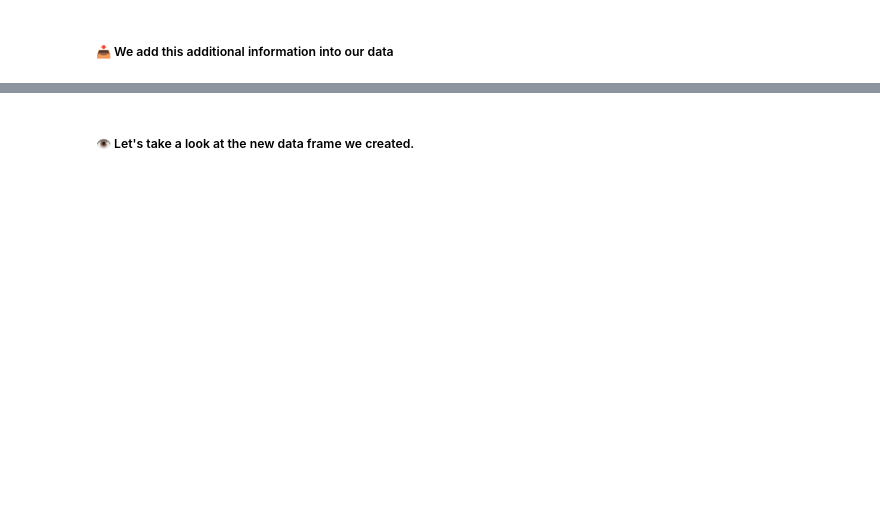
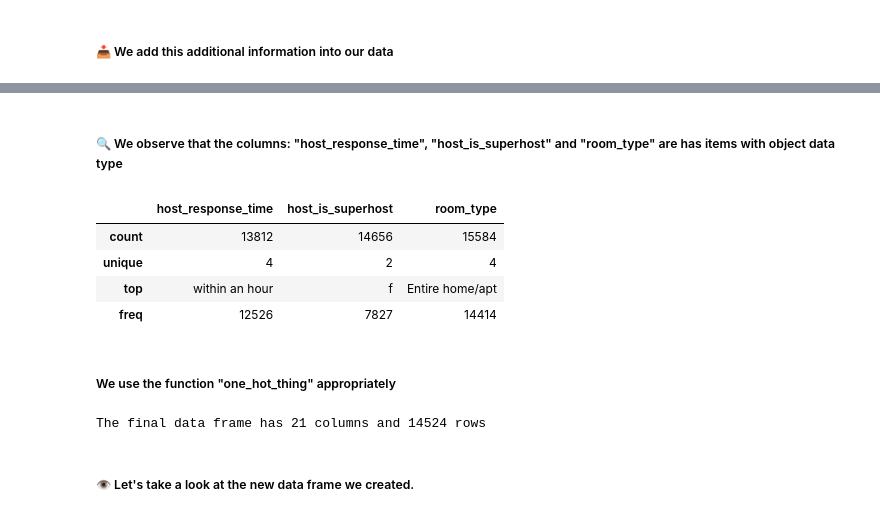
Before and after one commit to YiannisStergiou/Airbnb-Athens-Analysis-Machine-Learning, a Jupyter notebook: AirBNB.ipynb, the cells around one changed output, grey strips where cells are left out. Saved outputs shown, nothing was run; the diff lists cells and outputs as text; code cells hidden in the pictures; blank space fills up the shorter version.

```diff
--- a/AirBNB.ipynb
+++ b/AirBNB.ipynb
@@ -109,0 +57,13 @@ dtype: float64
+# %%
+latitude_dif_syn       = air_data["latitude"]  - 37.9755
+longitude_dif_syn      = air_data["longitude"] - 23.7349
+mean_distance_syn      = np.deg2rad(air_data["latitude"] + 37.9755) / 2
+
+dist_lat_syntagma      = latitude_dif_syn  * (np.pi / 180) * 6371
+dist_long_syntagma     = np.deg2rad(longitude_dif_syn) * 6371 * np.cos(mean_distance_syn)
+
+distance_from_syntagma = np.sqrt(np.power(dist_lat_syntagma, 2) + np.power(dist_long_syntagma, 2))
+
+print(distance_from_syntagma.describe())
+
+air_data["distance_from_syntagma"] = distance_from_syntagma
@@ -153,3 +216,26 @@ air_data_cl["days_from_first_review"] = days_from_first_review
+# %% [markdown]
+##### 🔍 We observe that the columns: "host_response_time", "host_is_superhost" and "room_type" are has items with object data type
+# %%
+air_data_cl[["host_response_time", "host_is_superhost", "room_type"]].describe()
+# %% [output]
+|  | host_response_time | host_is_superhost | room_type |
+| count | 13812 | 14656 | 15584 |
+| unique | 4 | 2 | 4 |
+| top | within an hour | f | Entire home/apt |
+| freq | 12526 | 7827 | 14414 |
+# %% [markdown]
+##### We use the function "one_hot_thing" appropriately
+# %%
+air_data_cl = air_data_cl.dropna(subset = ["price"])
+
+temp_num    = air_data_cl.drop(["host_is_superhost", "host_response_time", "room_type"], axis = "columns").columns
+
+air_data_cl = one_hot_thing(air_data_cl,
+                            ["host_is_superhost"],               # binary     columns
+                            ["host_response_time", "room_type"], # non-binary columns
+                            temp_num)                            # numeric    columns
+# %% [output]
+The final data frame has 21 columns and 14524 rows
 # %% [markdown]
 ##### 👁️ Let's take a look at the new data frame we created.
 # %%
```
Also changed, not shown: parts of 45 cells of this notebook.
